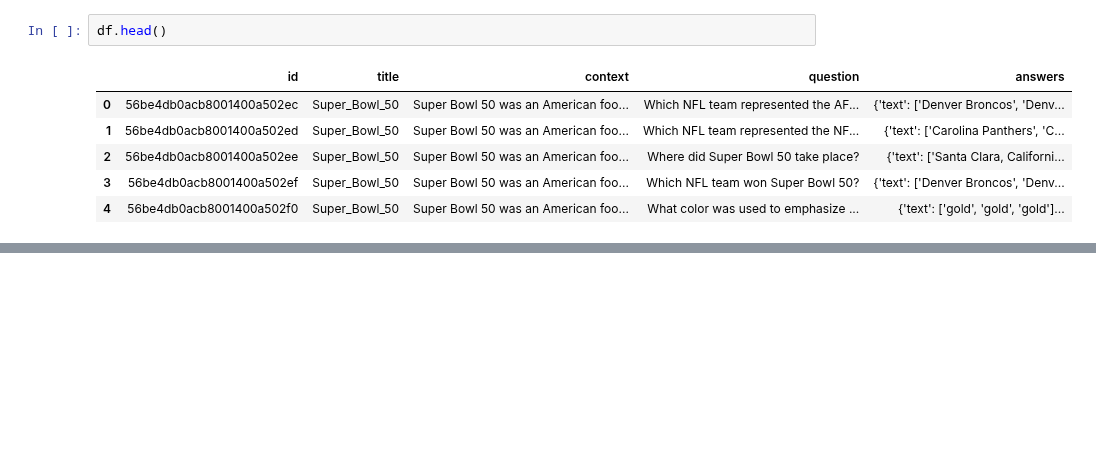
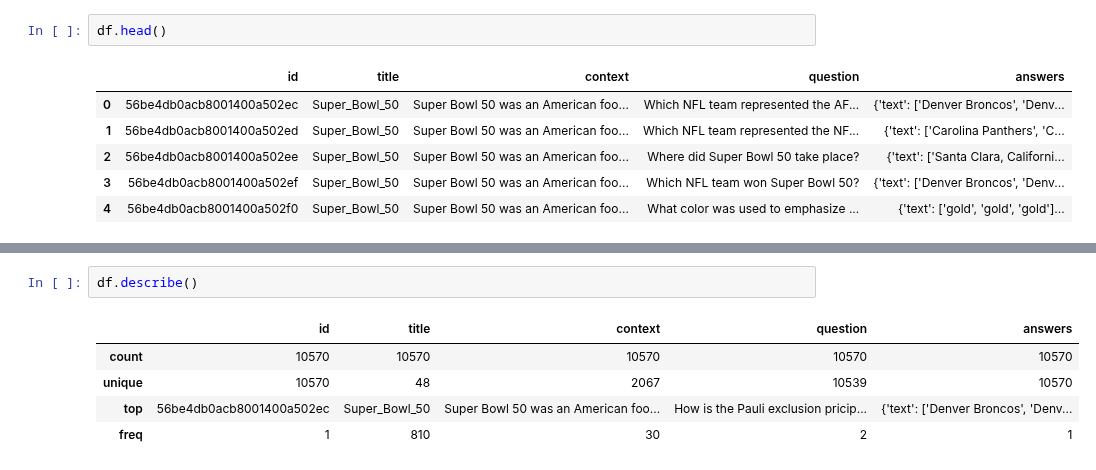
Before and after one commit to grant-TraDA/NLP-2024W, a Jupyter notebook: projects/exam_gen/squad.ipynb, the cells around one changed output, grey strips where cells are left out. Cells and saved outputs as stored; diff of their text form; blank space fills up the shorter version.

```diff
--- a/projects/exam_gen/squad.ipynb
+++ b/projects/exam_gen/squad.ipynb
@@ -50,0 +33,8 @@ Name: 0, dtype: object
+# %%
+df.describe()
+# %% [output]
+|  | id | title | context | question | answers |
+| count | 10570 | 10570 | 10570 | 10570 | 10570 |
+| unique | 10570 | 48 | 2067 | 10539 | 10570 |
+| top | 56be4db0acb8001400a502ec | Super_Bowl_50 | Super Bowl 50 was an American foo... | How is the Pauli exclusion pricip... | {'text': ['Denver Broncos', 'Denv... |
+| freq | 1 | 810 | 30 | 2 | 1 |
```
Also changed, not shown: parts of 9 cells of this notebook, 1 other file.
